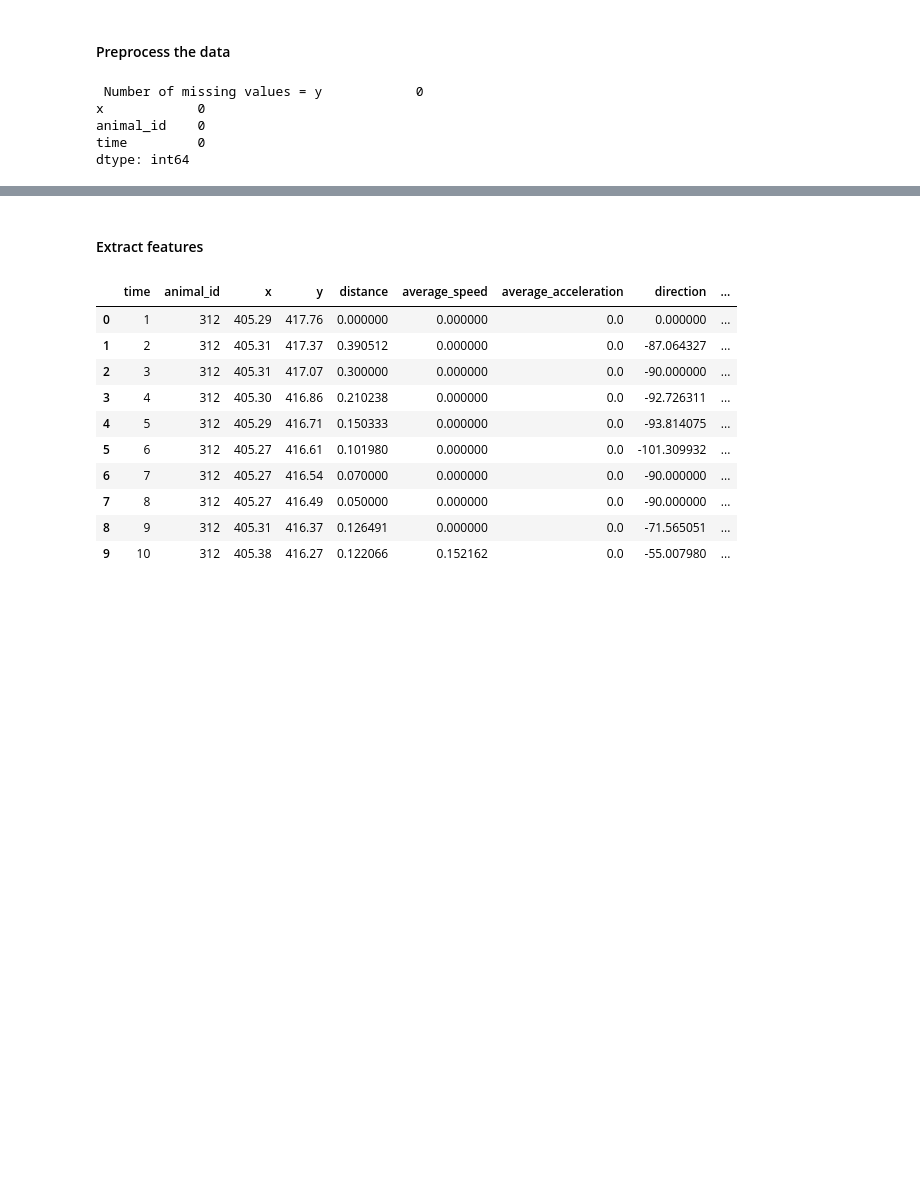
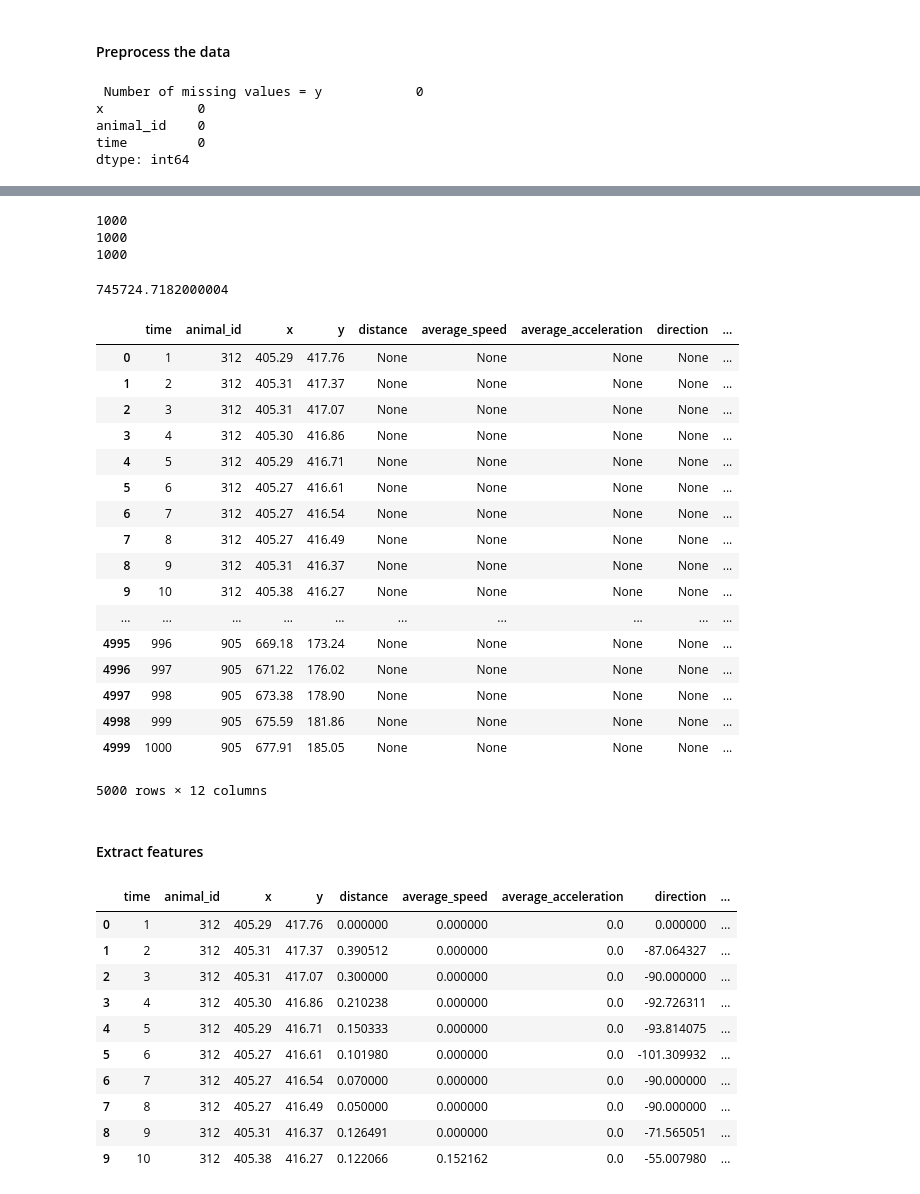
Before and after one commit to dbvis-ukon/movekit, a Jupyter notebook: examples/demo.ipynb, the cells around one changed output, grey strips where cells are left out. Drawn from its saved outputs; the diff is of its cells as text; code cells hidden in the pictures; blank space fills up the shorter version.

```diff
--- a/examples/demo.ipynb
+++ b/examples/demo.ipynb
@@ -218,3 +215,62 @@ print(path)
+# %%
+clustcens = km.cluster_centers_.tolist()
+# %%
+for aid in clustcens:
+    print(len(aid))
+# %% [output]
+1000
+1000
+1000
+# %%
+def ts_cluster(preprocessed_data, n_clust, metric="euclidean", max_iter=5, random_state=0, inertia=False):
+    data_groups = fe.grouping_data(preprocessed_data)
+    traj = fe.get_trajectories(data_groups)
+    km = TimeSeriesKMeans(n_clusters=n_clust, metric=metric, max_iter=max_iter, random_state=random_state)
+    km = km.fit([*traj.values()])
+
+    clustcens = km.cluster_centers_.tolist()
+    for aid in range(len(traj)):
+        clust = [*km.labels_][aid]
+        data_groups[[*data_groups.keys()][aid]] = data_groups[[*data_groups.keys()][aid]].assign(cluster=clust)
+        data_groups[[*data_groups.keys()][aid]] = data_groups[[*data_groups.keys()][aid]].assign(
+            ClustCenter=clustcens[clust])
+        data_groups[[*data_groups.keys()][aid]][['Center_x', 'Center_y']] = pd.DataFrame(
+            data_groups[[*data_groups.keys()][aid]]['ClustCenter'].tolist(),
+            index=data_groups[[*data_groups.keys()][aid]].index)
+    clustered_df = fe.regrouping_data(data_groups)
+    del clustered_df["ClustCenter"]
+    if inertia:
+        return clustered_df, km.inertia_
+
+    else:
+        return clustered_df
+# %%
+clusts, inert = ts_cluster(preprocessed_data, 3, inertia = True)
+# %%
+inert
+# %% [output]
+745724.7182000004
+# %%
+clusts
+# %% [output]
+|  | time | animal_id | x | y | distance | average_speed | average_acceleration | direction | ... |
+| 0 | 1 | 312 | 405.29 | 417.76 | None | None | None | None | ... |
+| 1 | 2 | 312 | 405.31 | 417.37 | None | None | None | None | ... |
+| 2 | 3 | 312 | 405.31 | 417.07 | None | None | None | None | ... |
+| 3 | 4 | 312 | 405.30 | 416.86 | None | None | None | None | ... |
+| 4 | 5 | 312 | 405.29 | 416.71 | None | None | None | None | ... |
+| 5 | 6 | 312 | 405.27 | 416.61 | None | None | None | None | ... |
+| 6 | 7 | 312 | 405.27 | 416.54 | None | None | None | None | ... |
+| 7 | 8 | 312 | 405.27 | 416.49 | None | None | None | None | ... |
+| 8 | 9 | 312 | 405.31 | 416.37 | None | None | None | None | ... |
+| 9 | 10 | 312 | 405.38 | 416.27 | None | None | None | None | ... |
+| ... | ... | ... | ... | ... | ... | ... | ... | ... | ... |
+| 4995 | 996 | 905 | 669.18 | 173.24 | None | None | None | None | ... |
+| 4996 | 997 | 905 | 671.22 | 176.02 | None | None | None | None | ... |
+| 4997 | 998 | 905 | 673.38 | 178.90 | None | None | None | None | ... |
+| 4998 | 999 | 905 | 675.59 | 181.86 | None | None | None | None | ... |
+| 4999 | 1000 | 905 | 677.91 | 185.05 | None | None | None | None | ... |
+5000 rows × 12 columns
 # %% [markdown]
 #### Extract features
 # %%
```
Also changed, not shown: parts of 46 cells of this notebook, 4 other files.
